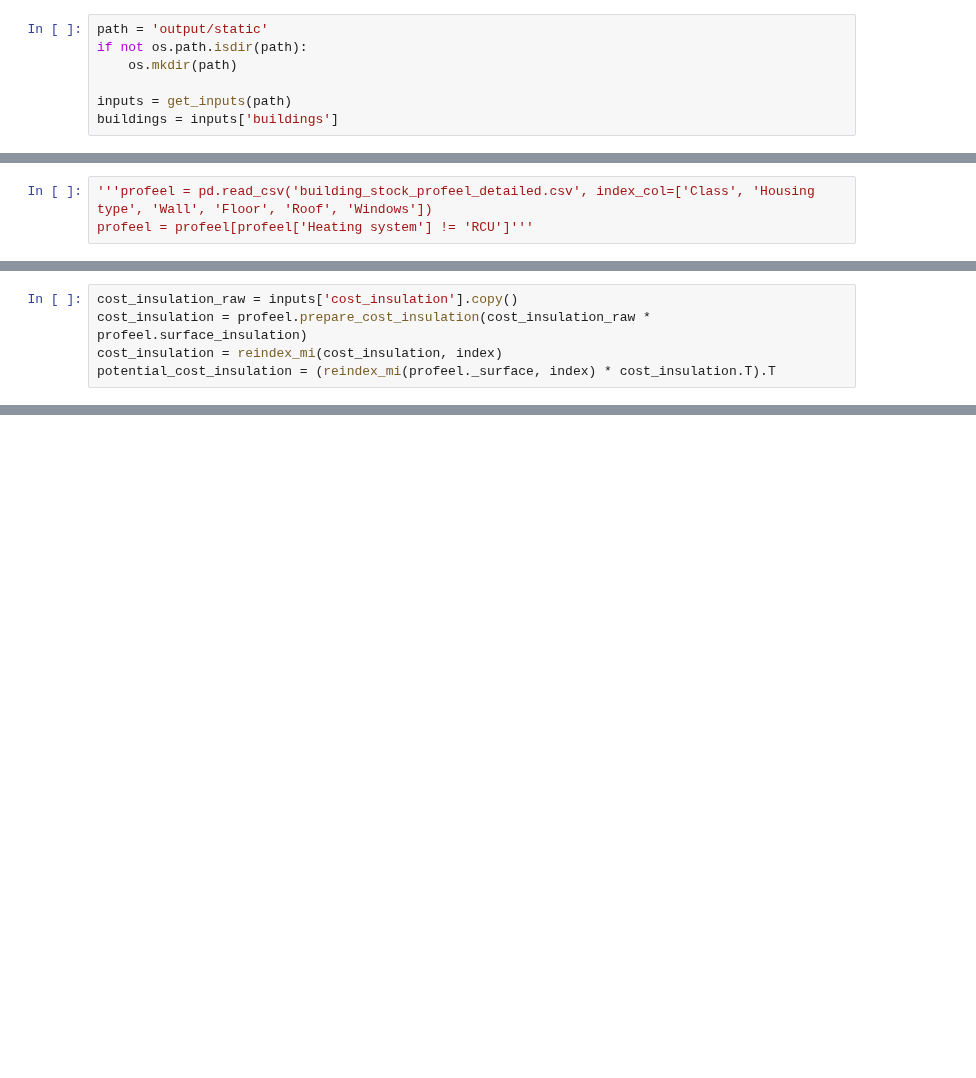
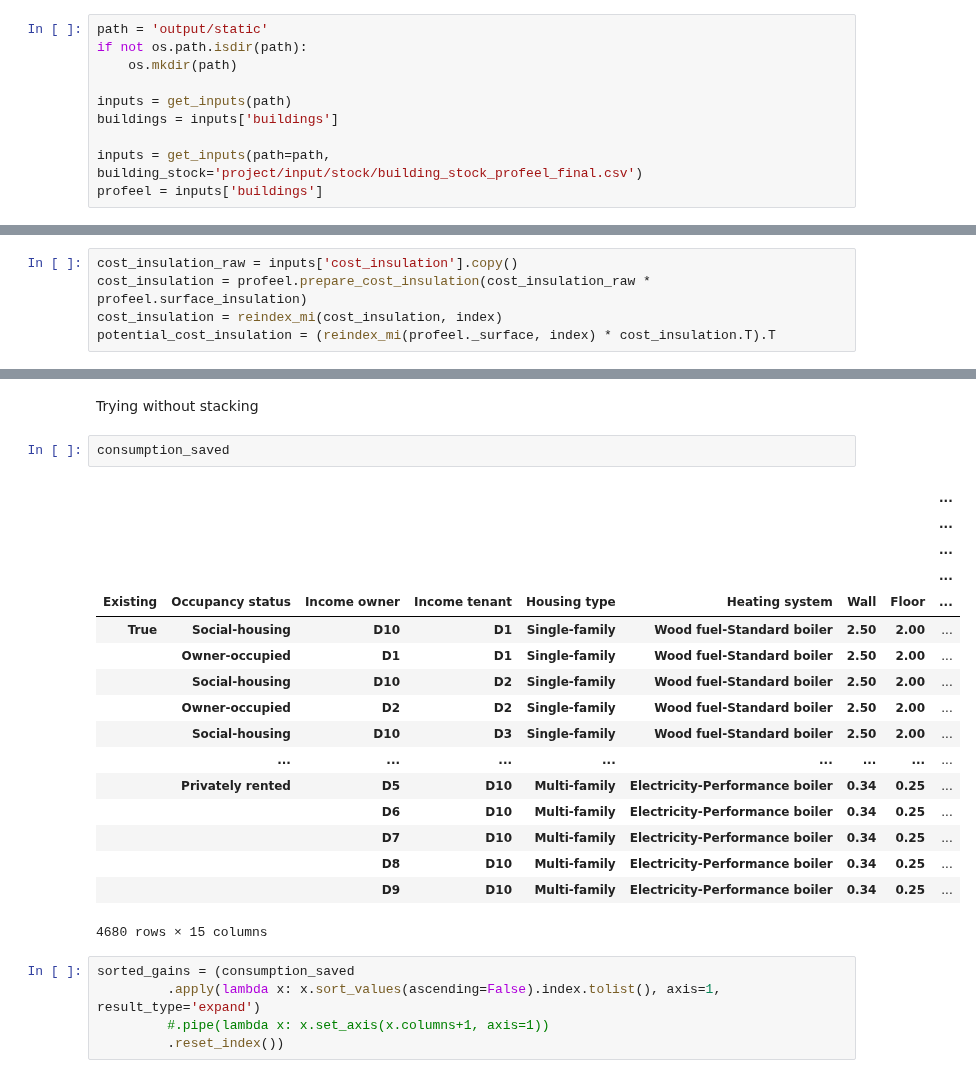
Before and after one commit to CIRED/Res-IRF4, a Jupyter notebook: project/analysis/preprocessing/building_stock/profeel/profeel_comparisons.ipynb, the cells around one changed output, grey strips where cells are left out. Drawn from its saved outputs; the diff is of its cells as text; blank space fills up the shorter version.

Commit message:
profeel_comparisons Hummels trials

```diff
--- a/project/analysis/preprocessing/building_stock/profeel/profeel_comparisons.ipynb
+++ b/project/analysis/preprocessing/building_stock/profeel/profeel_comparisons.ipynb
@@ -17,4 +18,7 @@ if not os.path.isdir(path):
 
 inputs = get_inputs(path)
 buildings = inputs['buildings']
+
+inputs = get_inputs(path=path, building_stock='project/input/stock/building_stock_profeel_final.csv')
+profeel = inputs['buildings']
 # %% [output]
@@ -22,3 +29,0 @@ buildings = inputs['buildings']
-# %%
-'''profeel = pd.read_csv('building_stock_profeel_detailed.csv', index_col=['Class', 'Housing type', 'Wall', 'Floor', 'Roof', 'Windows'])
-profeel = profeel[profeel['Heating system'] != 'RCU']'''
@@ -379,0 +295,27 @@ temp = pd.concat((temp, cost), axis=1)
+# %% [markdown]
+Trying without stacking
+# %%
+consumption_saved
+# %% [output]
+|  |  |  |  |  |  |  |  | ... |
+|  |  |  |  |  |  |  |  | ... |
+|  |  |  |  |  |  |  |  | ... |
+|  |  |  |  |  |  |  |  | ... |
+| Existing | Occupancy status | Income owner | Income tenant | Housing type | Heating system | Wall | Floor | ... |
+| True | Social-housing | D10 | D1 | Single-family | Wood fuel-Standard boiler | 2.50 | 2.00 | ... |
+|  | Owner-occupied | D1 | D1 | Single-family | Wood fuel-Standard boiler | 2.50 | 2.00 | ... |
+|  | Social-housing | D10 | D2 | Single-family | Wood fuel-Standard boiler | 2.50 | 2.00 | ... |
+|  | Owner-occupied | D2 | D2 | Single-family | Wood fuel-Standard boiler | 2.50 | 2.00 | ... |
+|  | Social-housing | D10 | D3 | Single-family | Wood fuel-Standard boiler | 2.50 | 2.00 | ... |
+|  | ... | ... | ... | ... | ... | ... | ... | ... |
+|  | Privately rented | D5 | D10 | Multi-family | Electricity-Performance boiler | 0.34 | 0.25 | ... |
+|  |  | D6 | D10 | Multi-family | Electricity-Performance boiler | 0.34 | 0.25 | ... |
+|  |  | D7 | D10 | Multi-family | Electricity-Performance boiler | 0.34 | 0.25 | ... |
+|  |  | D8 | D10 | Multi-family | Electricity-Performance boiler | 0.34 | 0.25 | ... |
+|  |  | D9 | D10 | Multi-family | Electricity-Performance boiler | 0.34 | 0.25 | ... |
+4680 rows × 15 columns
+# %%
+sorted_gains = (consumption_saved
+         .apply(lambda x: x.sort_values(ascending=False).index.tolist(), axis=1, result_type='expand')
+         #.pipe(lambda x: x.set_axis(x.columns+1, axis=1))
+         .reset_index())
```
Also changed, not shown: parts of 22 cells of this notebook.
